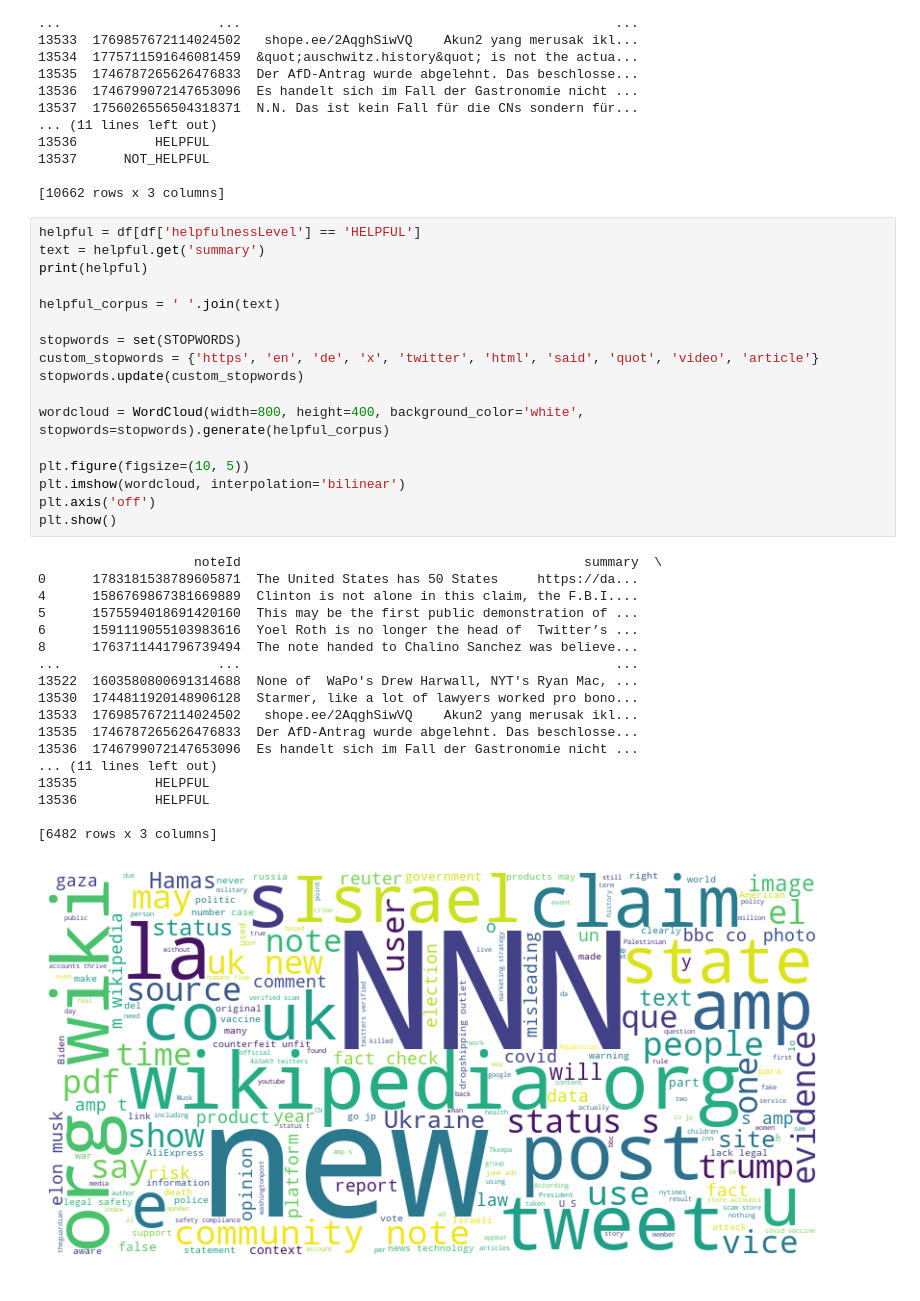
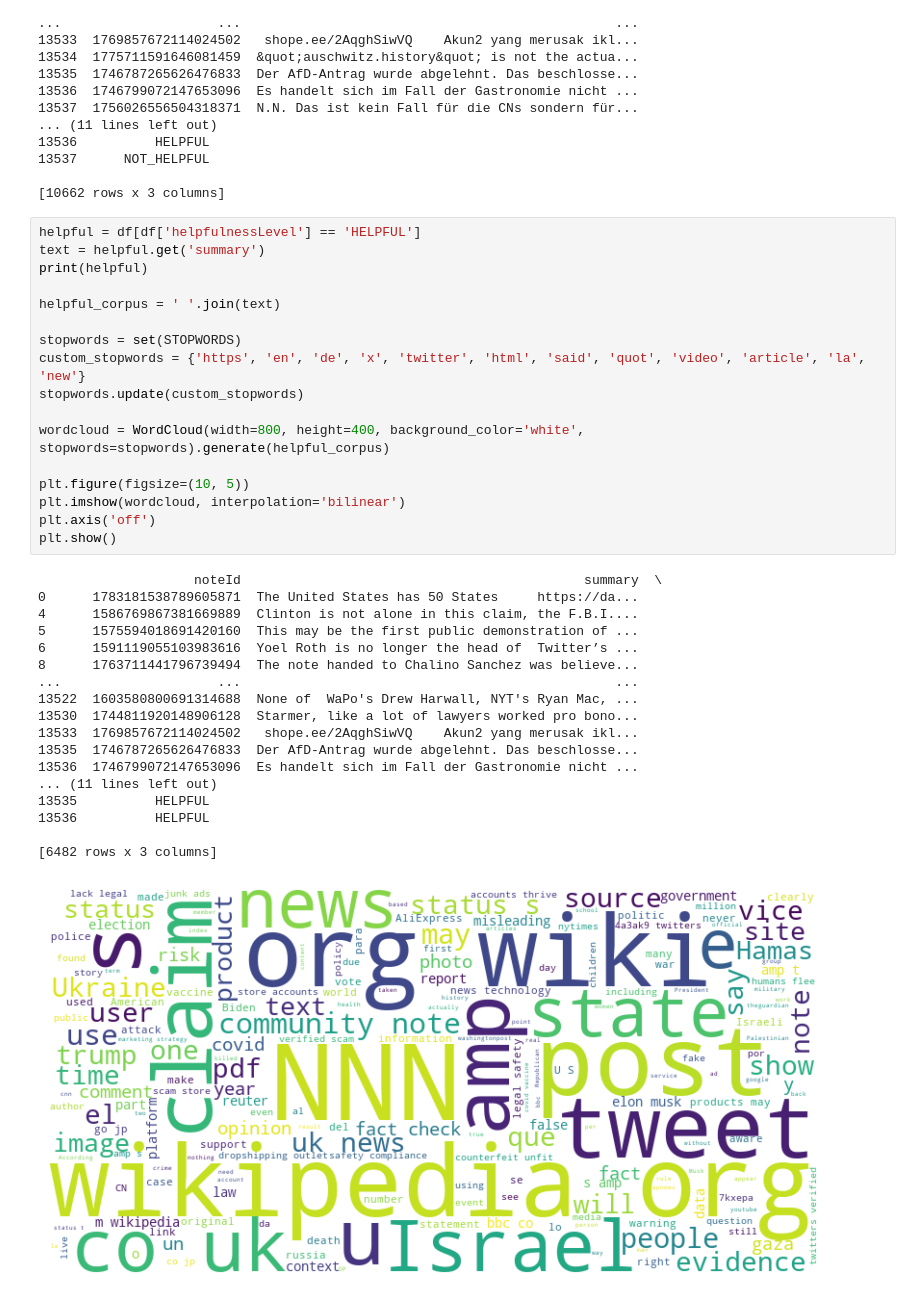
Before and after one commit to daphnehe/info498, a Jupyter notebook: wordCloud.ipynb, the cells around one changed output. Drawn from its saved outputs; the diff is of its cells as text.

```diff
--- a/wordCloud.ipynb
+++ b/wordCloud.ipynb
@@ -36,32 +36,32 @@ print(helpful)
 
 helpful_corpus = ' '.join(text)
 
 stopwords = set(STOPWORDS)
-custom_stopwords = {'https', 'en', 'de', 'x', 'twitter', 'html', 'said', 'quot', 'video', 'article'}
+custom_stopwords = {'https', 'en', 'de', 'x', 'twitter', 'html', 'said', 'quot', 'video', 'article', 'la', 'new'}
 stopwords.update(custom_stopwords)
 
 wordcloud = WordCloud(width=800, height=400, background_color='white', stopwords=stopwords).generate(helpful_corpus)
 
 plt.figure(figsize=(10, 5))
 plt.imshow(wordcloud, interpolation='bilinear')
 plt.axis('off')
 plt.show()
 # %% [output]
                     noteId                                            summary  \
 0      1783181538789605871  The United States has 50 States     https://da...
 4      1586769867381669889  Clinton is not alone in this claim, the F.B.I....
 5      1575594018691420160  This may be the first public demonstration of ...
 6      1591119055103983616  Yoel Roth is no longer the head of  Twitter’s ...
 8      1763711441796739494  The note handed to Chalino Sanchez was believe...
 ...                    ...                                                ...
 13522  1603580800691314688  None of  WaPo's Drew Harwall, NYT's Ryan Mac, ...
 13530  1744811920148906128  Starmer, like a lot of lawyers worked pro bono...
 13533  1769857672114024502   shope.ee/2AqghSiwVQ    Akun2 yang merusak ikl...
 13535  1746787265626476833  Der AfD-Antrag wurde abgelehnt. Das beschlosse...
 13536  1746799072147653096  Es handelt sich im Fall der Gastronomie nicht ...
 ... (11 lines left out)
 13535          HELPFUL
 13536          HELPFUL
 
 [6482 rows x 3 columns]
-[figure, old version]
+[figure, new version]
```
